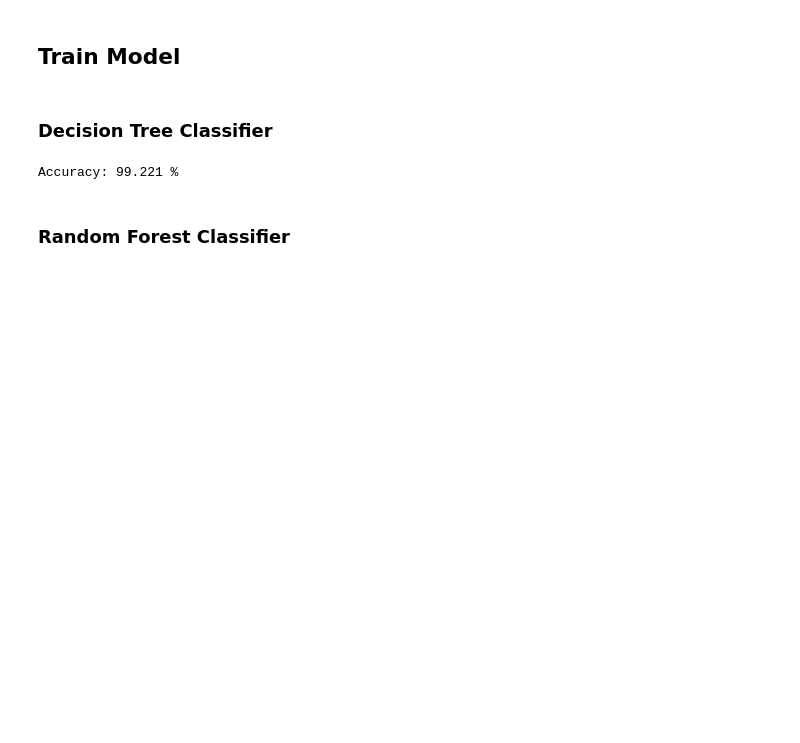
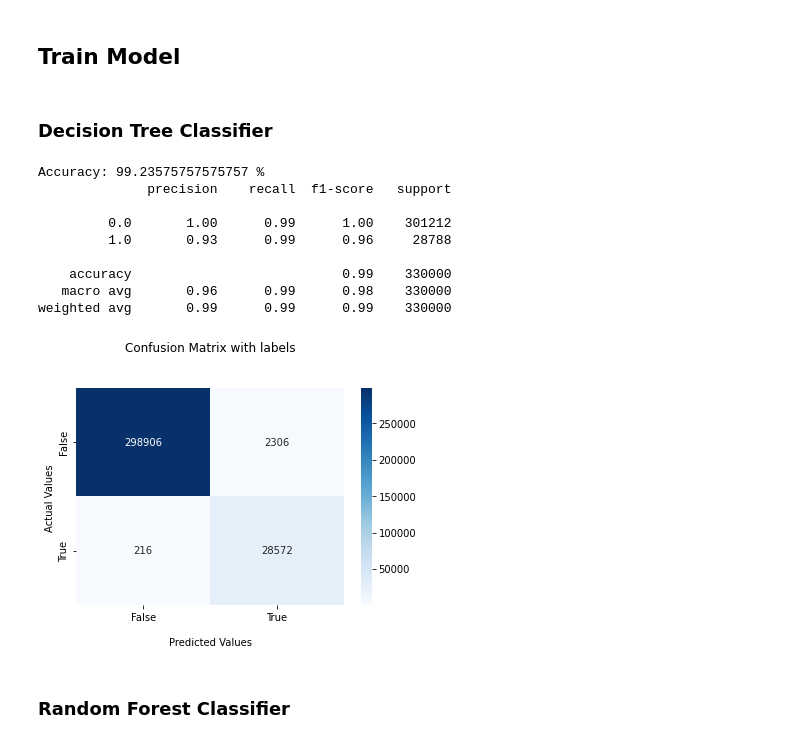
Before and after one commit to nikunjbhalla/cc_fraud, a Jupyter notebook: CC Fraud Detection.ipynb, the cells around one changed output. Drawn from its saved outputs; the diff is of its cells as text; code cells hidden in the pictures; blank space fills up the shorter version.

```diff
--- a/CC Fraud Detection.ipynb
+++ b/CC Fraud Detection.ipynb
@@ -212,20 +212,50 @@ from sklearn import metrics
 X = df.loc[:, df.columns != 'fraud']
 y = df.fraud
 
-X_train, X_test, y_train, y_test = train_test_split(X, y, test_size=0.2, random_state=42)
+X_train, X_test, y_train, y_test = train_test_split(X, y, test_size=0.33, random_state=42)
 # %% [markdown]
 ## Train Model
 # %% [markdown]
 ### Decision Tree Classifier
+# %%
+def model_evaluation(y_test, y_pred):
+    print("Accuracy: {} %".format(metrics.accuracy_score(y_test, y_pred)*100))
+
+    report = metrics.classification_report(y_test, y_pred)
+    print(report)
+
+    cf_matrix = metrics.confusion_matrix(y_test, y_pred)
+
+    ax = sns.heatmap(cf_matrix, annot=True, cmap='Blues', fmt='g')
+
+    ax.set_title('Confusion Matrix with labels\n\n');
+    ax.set_xlabel('\nPredicted Values')
+    ax.set_ylabel('Actual Values ');
+
+    ## Ticket labels - List must be in alphabetical order
+    ax.xaxis.set_ticklabels(['False','True'])
+    ax.yaxis.set_ticklabels(['False','True'])
+
+    ## Display the visualization of the Confusion Matrix.
+    plt.show()
 # %%
 from sklearn.tree import DecisionTreeClassifier
 
 decision_tree_clf = DecisionTreeClassifier(random_state=1234, max_depth=4)
 decision_tree_model = decision_tree_clf.fit(X_train, y_train)
 y_pred = decision_tree_model.predict(X_test)
-print("Accuracy: {} %".format(metrics.accuracy_score(y_test, y_pred)*100))
+model_evaluation(y_test, y_pred)
 # %% [output]
-Accuracy: 99.221 %
+Accuracy: 99.23575757575757 %
+              precision    recall  f1-score   support
+
+         0.0       1.00      0.99      1.00    301212
+         1.0       0.93      0.99      0.96     28788
+
+    accuracy                           0.99    330000
+   macro avg       0.96      0.99      0.98    330000
+weighted avg       0.99      0.99      0.99    330000
+[figure, added]
 # %% [markdown]
 ### Random Forest Classifier
 # %%
```
Also changed, not shown: parts of 3 cells of this notebook.
